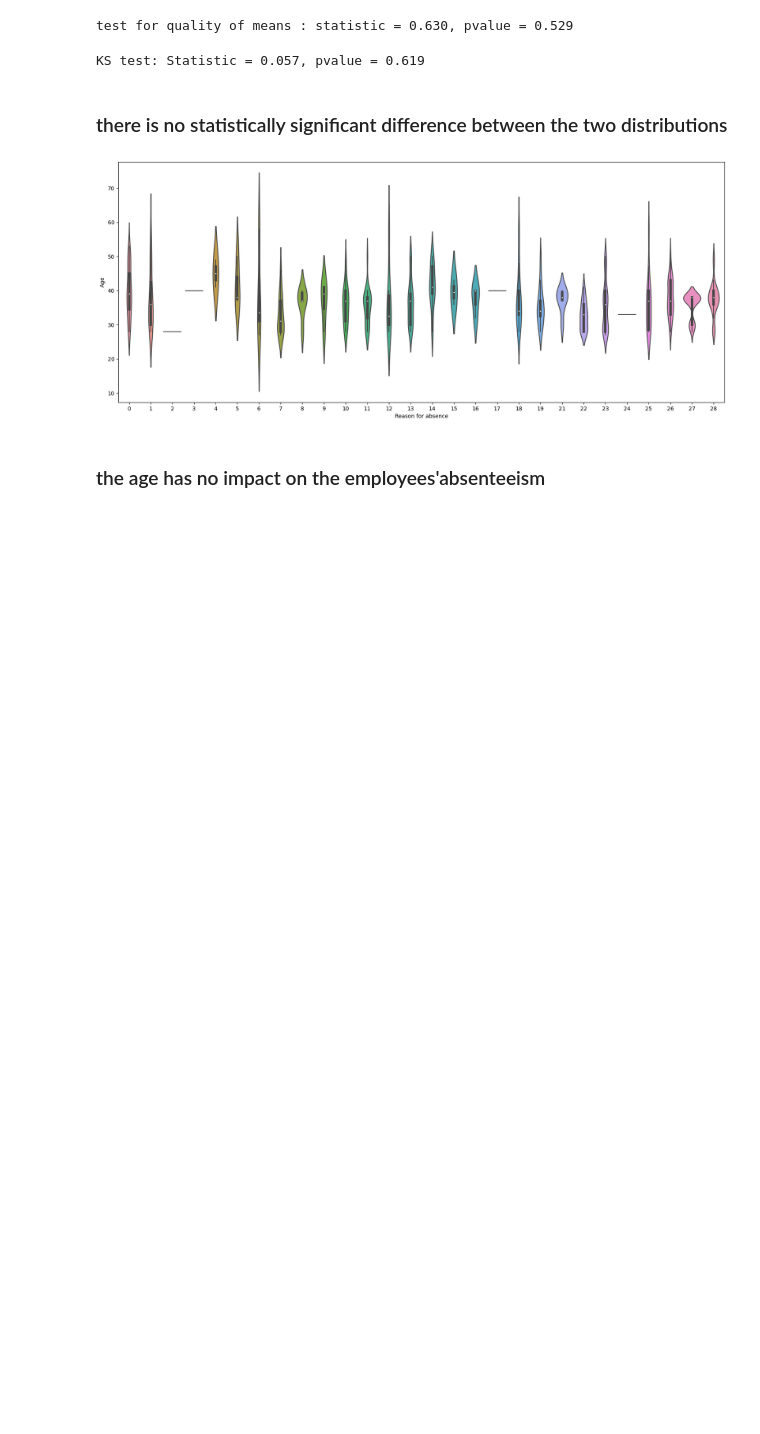
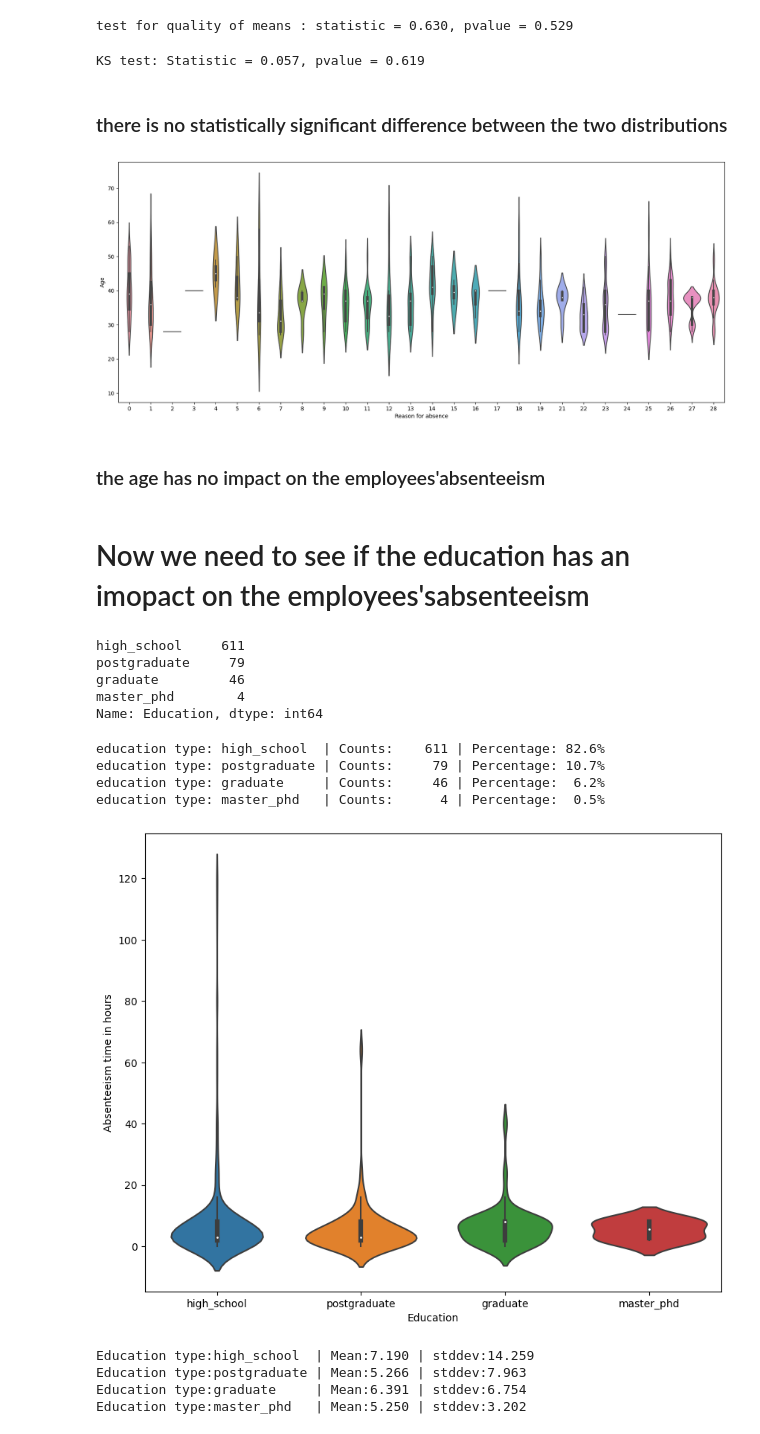
Before and after one commit to Maansy/Absenteeism-at-Work, a Jupyter notebook: AbsenteeismAtWork.ipynb, the cells around one changed output. Cells and saved outputs as stored; diff of their text form; code cells hidden in the pictures; blank space fills up the shorter version.

Commit message:
education impacts

```diff
--- a/AbsenteeismAtWork.ipynb
+++ b/AbsenteeismAtWork.ipynb
@@ -372,3 +372,43 @@ plt.savefig('figs/age_reason.png', format='png', dpi = 300)
 [figure]
 # %% [markdown]
 ### the age has no impact on the employees'absenteeism
+# %% [markdown]
+# Now we need to see if the education has an imopact on the employees'sabsenteeism
+# %%
+preprocessed_data['Education'].value_counts()
+# %% [output]
+high_school     611
+postgraduate     79
+graduate         46
+master_phd        4
+Name: Education, dtype: int64
+# %%
+edu_type = ['high_school','postgraduate','graduate','master_phd']
+counts = preprocessed_data['Education'].value_counts()
+presenteage = preprocessed_data.Education.value_counts(normalize=True)
+for edu in edu_type:
+    print(f'education type: {edu:12s} | Counts: {counts[edu]:6.0f} | Percentage: {100*presenteage[edu]:4.1f}%')
+# %% [output]
+education type: high_school  | Counts:    611 | Percentage: 82.6%
+education type: postgraduate | Counts:     79 | Percentage: 10.7%
+education type: graduate     | Counts:     46 | Percentage:  6.2%
+education type: master_phd   | Counts:      4 | Percentage:  0.5%
+# %%
+plt.figure(figsize=(10,8))
+sns.violinplot(x='Education',y='Absenteeism time in hours',data=preprocessed_data, \
+               order=edu_type)
+plt.savefig('figs/education_hours.png', format='png', dpi=300)
+# %% [output]
+[figure, added]
+# %%
+for edu in edu_type:
+    mask = preprocessed_data['Education'] == edu
+    hours = preprocessed_data['Absenteeism time in hours'][mask]
+    mean = hours.mean()
+    std_dev = hours.std()
+    print(f'Education type:{edu:12s} | Mean:{mean:.03f} | stddev:{std_dev:.03f}')
+# %% [output]
+Education type:high_school  | Mean:7.190 | stddev:14.259
+Education type:postgraduate | Mean:5.266 | stddev:7.963
+Education type:graduate     | Mean:6.391 | stddev:6.754
+Education type:master_phd   | Mean:5.250 | stddev:3.202
```
Also changed, not shown: parts of 2 cells of this notebook, 3 other files.
